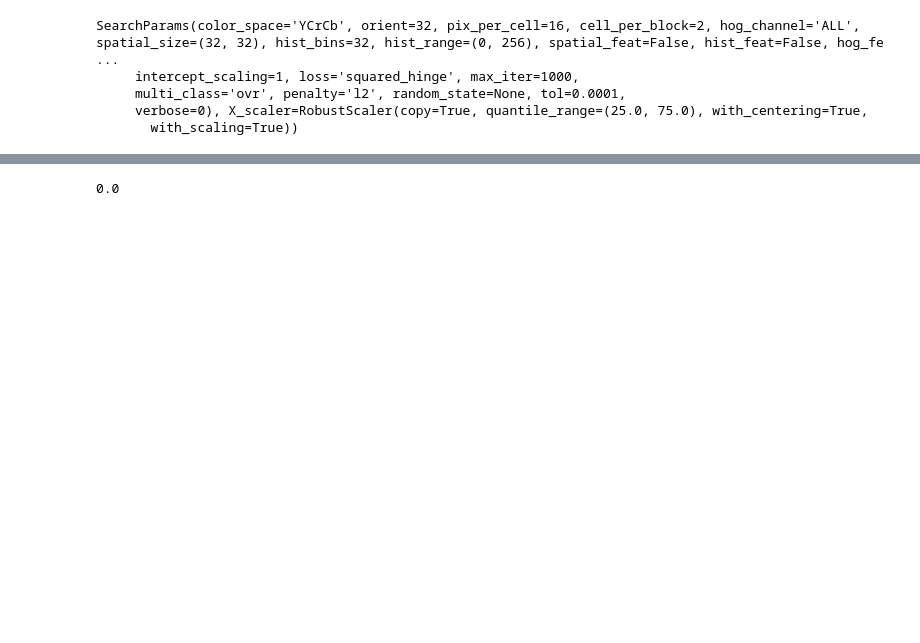
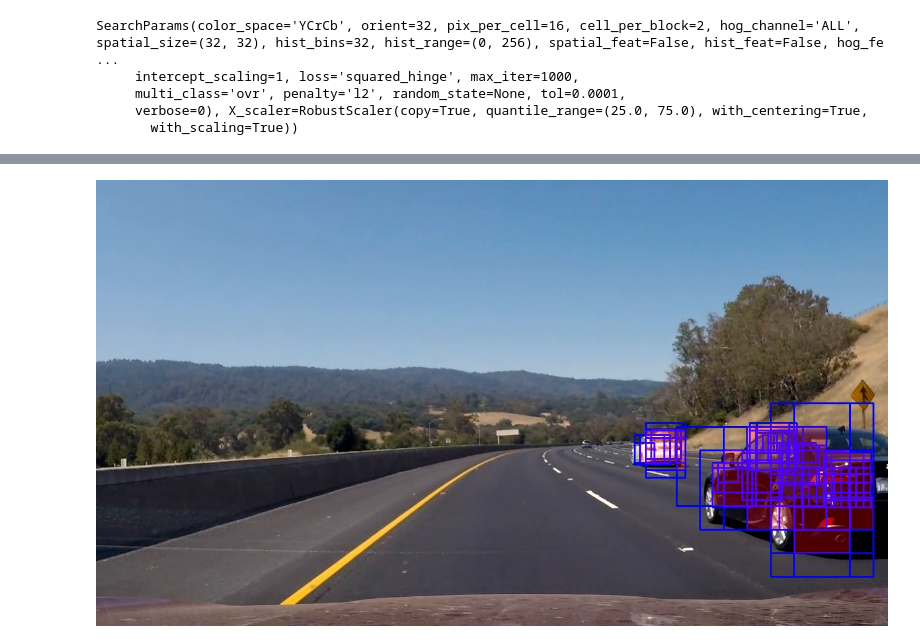
Before and after one commit to hortovanyi/udacity-vehicle-detection-project, a Jupyter notebook: Vehicle Detection Project.ipynb, the cells around one changed output, grey strips where cells are left out. Drawn from its saved outputs; the diff is of its cells as text; code cells hidden in the pictures; blank space fills up the shorter version.

```diff
--- a/Vehicle Detection Project.ipynb
+++ b/Vehicle Detection Project.ipynb
@@ -339,7 +342,8 @@ box variance [ 28.74862474   0.23958153]
-# %%
-vehicle_detection.heatmap.mean()
-# %% [output]
-0.0
+# %%
+arr2img(vehicle_detection.heatmap_decorated)
+#vehicle_detection.result
+# %% [output]
+[figure, added]
 # %%
 loop = asyncio.new_event_loop()
 asyncio.set_event_loop(loop)
```
Also changed, not shown: parts of 11 cells of this notebook, 6 other files.
